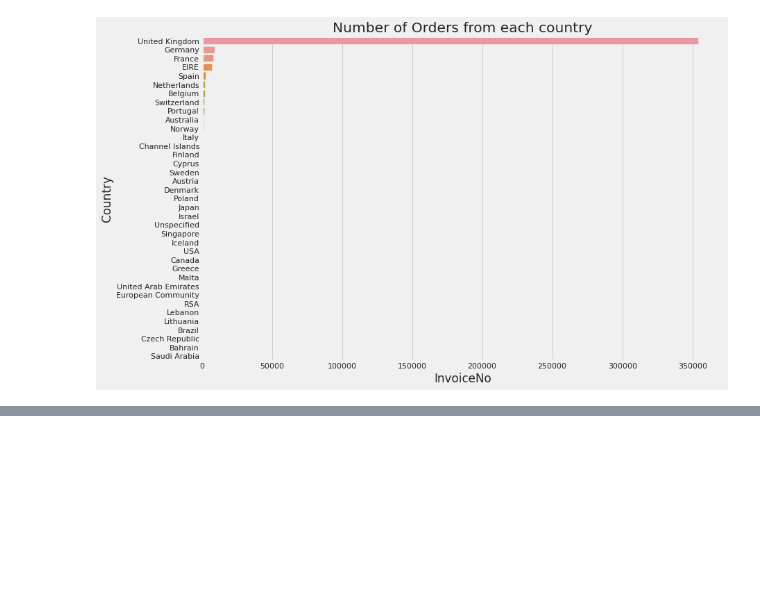
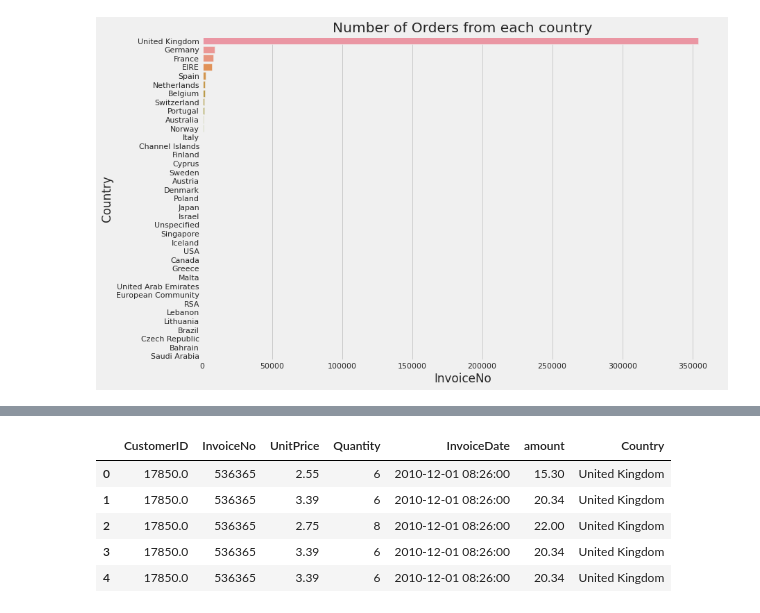
Before and after one commit to loganrane/MachineLearning101, a Jupyter notebook: Projects/Recommendation System based on the e-commerce sale.ipynb, the cells around one changed output, grey strips where cells are left out. Drawn from its saved outputs; the diff is of its cells as text; code cells hidden in the pictures; blank space fills up the shorter version.

```diff
--- a/Projects/Recommendation System based on the e-commerce sale.ipynb
+++ b/Projects/Recommendation System based on the e-commerce sale.ipynb
@@ -332,0 +366,10 @@ AttributeError: 'AxesSubplot' object has no property 'figsize'
+# %%
+df_customer = df[['CustomerID', 'InvoiceNo', 'UnitPrice', 'Quantity', 'InvoiceDate', 'amount', 'Country']]
+df_customer.head()
+# %% [output]
+|  | CustomerID | InvoiceNo | UnitPrice | Quantity | InvoiceDate | amount | Country |
+| 0 | 17850.0 | 536365 | 2.55 | 6 | 2010-12-01 08:26:00 | 15.30 | United Kingdom |
+| 1 | 17850.0 | 536365 | 3.39 | 6 | 2010-12-01 08:26:00 | 20.34 | United Kingdom |
+| 2 | 17850.0 | 536365 | 2.75 | 8 | 2010-12-01 08:26:00 | 22.00 | United Kingdom |
+| 3 | 17850.0 | 536365 | 3.39 | 6 | 2010-12-01 08:26:00 | 20.34 | United Kingdom |
+| 4 | 17850.0 | 536365 | 3.39 | 6 | 2010-12-01 08:26:00 | 20.34 | United Kingdom |
```
Also changed, not shown: parts of 22 cells of this notebook.
